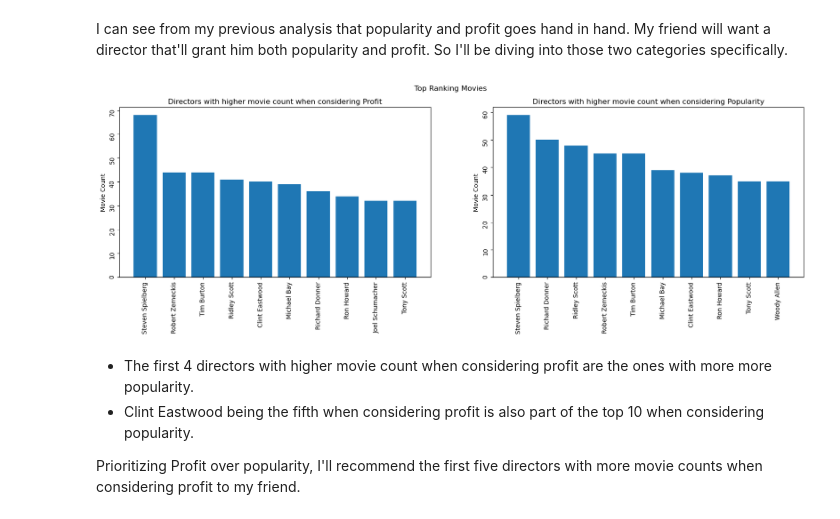
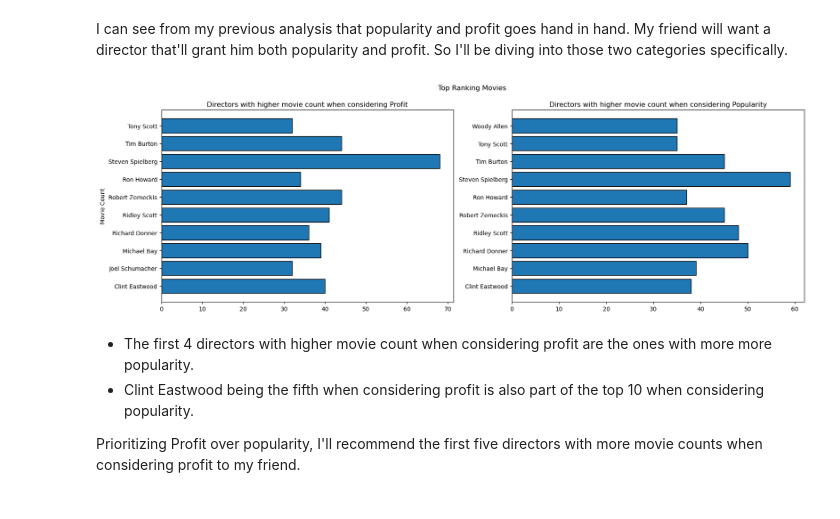
Before and after one commit to faroukkbello/Investigate-a-Dataset, a Jupyter notebook: Investigate_a_Dataset.ipynb, the cells around one changed output. Saved outputs shown, nothing was run; the diff lists cells and outputs as text; code cells hidden in the pictures.

```diff
--- a/Investigate_a_Dataset.ipynb
+++ b/Investigate_a_Dataset.ipynb
@@ -500,30 +512,27 @@ I can see from my previous analysis that popularity and profit goes hand in hand
 # %%
 # Get the top ranking movies data by popularity
 top_movies_data_by_popularity = tmdb_data[tmdb_data.popularity > tmdb_data.popularity.mean()]
 
 # Get the top ranking movies data by profit
 top_movies_data_by_profit = tmdb_data[tmdb_data.profit > tmdb_data.profit.mean()]
 
 # Display two plots of directors with more movie counts int the two categories
-fig, (ax5, ax6) = plt.subplots(1, 2, figsize=(20, 5))
+fig, (ax5, ax6) = plt.subplots(1, 2, figsize=(20, 6))
 
 fig.suptitle('Top Ranking Movies')
 
-profit_data = top_movies_data_by_profit.groupby('director').director.count().nlargest(10)
+profit_data = top_movies_data_by_profit.groupby('director').director.count().nlargest(10).sort_index()
 ax5.set_title('Directors with higher movie count when considering Profit')
-ax5.bar(profit_data.index, profit_data.values)
-ax5.tick_params(rotation=90)
+ax5.barh(profit_data.index, profit_data.values, edgecolor='black')
 ax5.set_ylabel('Movie Count')
 
-popularity_data = top_movies_data_by_popularity.groupby('director').director.count().nlargest(10)
+popularity_data = top_movies_data_by_popularity.groupby('director').director.count().nlargest(10).sort_index()
 ax6.set_title('Directors with higher movie count when considering Popularity')
-ax6.bar(popularity_data.index, popularity_data.values)
-ax6.tick_params(rotation=90)
-ax6.set_ylabel('Movie Count')
+ax6.barh(popularity_data.index, popularity_data.values, edgecolor='black')
 
 plt.show()
 # %% [output]
-[figure, old version]
+[figure, new version]
 # %% [markdown]
 - The first 4 directors with higher movie count when considering profit are the ones with more more popularity.
 - Clint Eastwood being the fifth when considering profit is also part of the top 10 when considering popularity.
```
Also changed, not shown: parts of 5 cells of this notebook, 1 other file.
